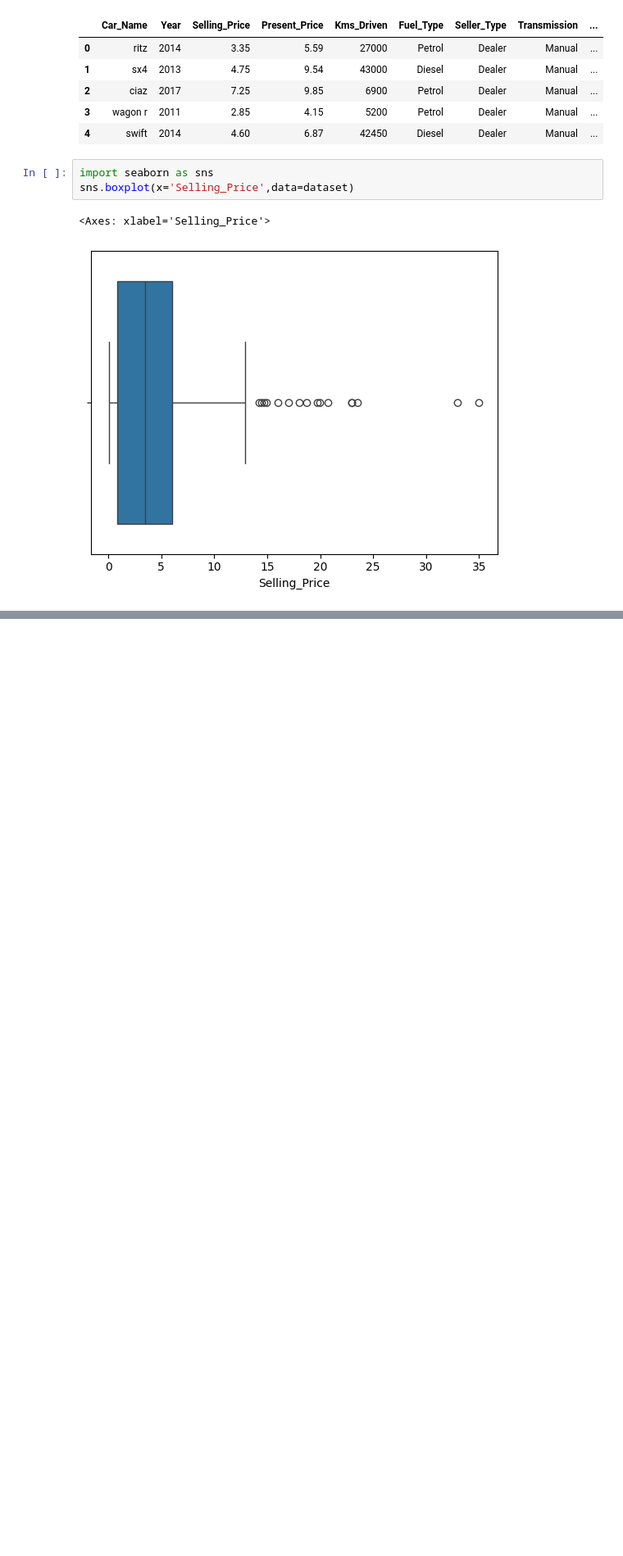
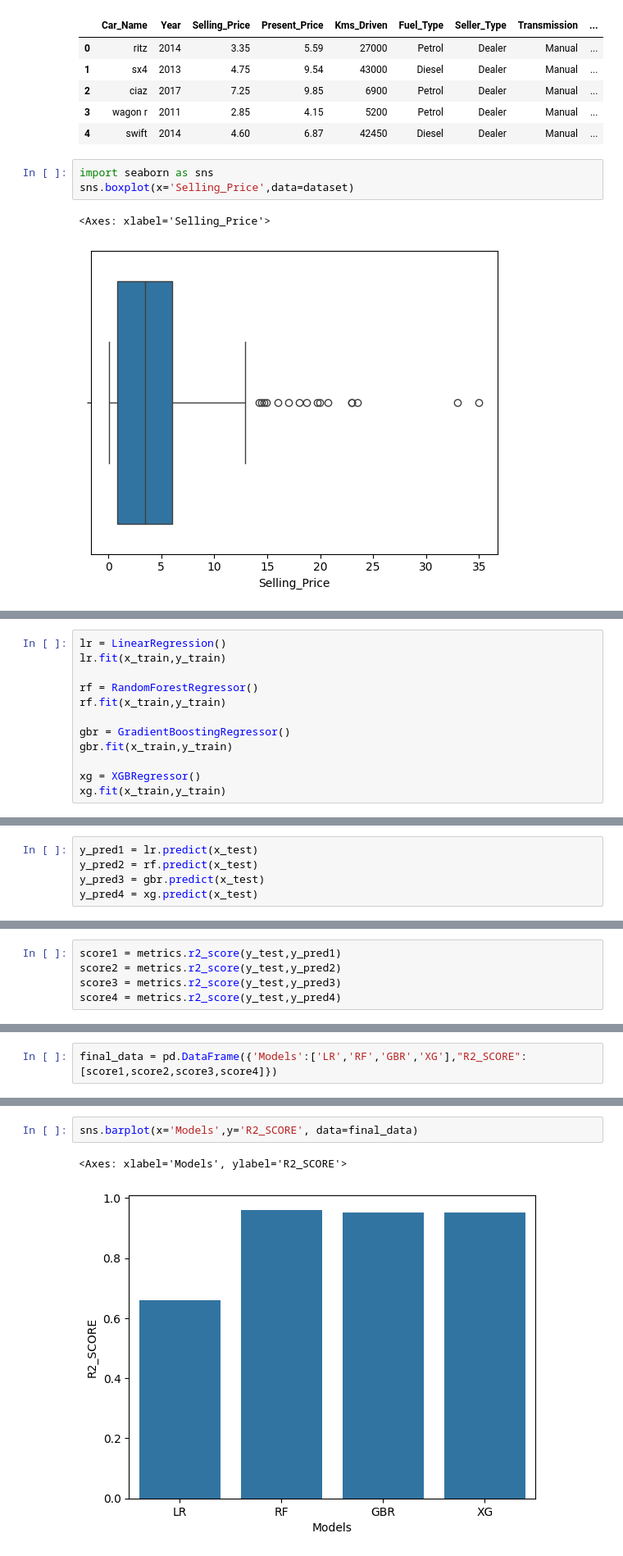
Before and after one commit to RishiAbinandhan/CAR-PRICE-PREDICTION, a Jupyter notebook: CAR_PRICE_PREDICTION.ipynb, the cells around one changed output, grey strips where cells are left out. Shown at 82% size. Saved outputs shown, nothing was run; the diff lists cells and outputs as text; blank space fills up the shorter version.

```diff
--- a/CAR_PRICE_PREDICTION.ipynb
+++ b/CAR_PRICE_PREDICTION.ipynb
@@ -115,0 +213,12 @@ sns.boxplot(x='Selling_Price',data=dataset)
+# %%
+lr = LinearRegression()
+lr.fit(x_train,y_train)
+
+rf = RandomForestRegressor()
+rf.fit(x_train,y_train)
+
+gbr = GradientBoostingRegressor()
+gbr.fit(x_train,y_train)
+
+xg = XGBRegressor()
+xg.fit(x_train,y_train)
@@ -115,0 +237,5 @@ sns.boxplot(x='Selling_Price',data=dataset)
+# %%
+y_pred1 = lr.predict(x_test)
+y_pred2 = rf.predict(x_test)
+y_pred3 = gbr.predict(x_test)
+y_pred4 = xg.predict(x_test)
@@ -115,0 +244,5 @@ sns.boxplot(x='Selling_Price',data=dataset)
+# %%
+score1 = metrics.r2_score(y_test,y_pred1)
+score2 = metrics.r2_score(y_test,y_pred2)
+score3 = metrics.r2_score(y_test,y_pred3)
+score4 = metrics.r2_score(y_test,y_pred4)
@@ -115,0 +253,2 @@ sns.boxplot(x='Selling_Price',data=dataset)
+# %%
+final_data = pd.DataFrame({'Models':['LR','RF','GBR','XG'],"R2_SCORE":[score1,score2,score3,score4]})
@@ -115,0 +263,5 @@ sns.boxplot(x='Selling_Price',data=dataset)
+# %%
+sns.barplot(x='Models',y='R2_SCORE', data=final_data)
+# %% [output]
+<Axes: xlabel='Models', ylabel='R2_SCORE'>
+[figure, added]
```
Also changed, not shown: parts of 24 cells of this notebook.
